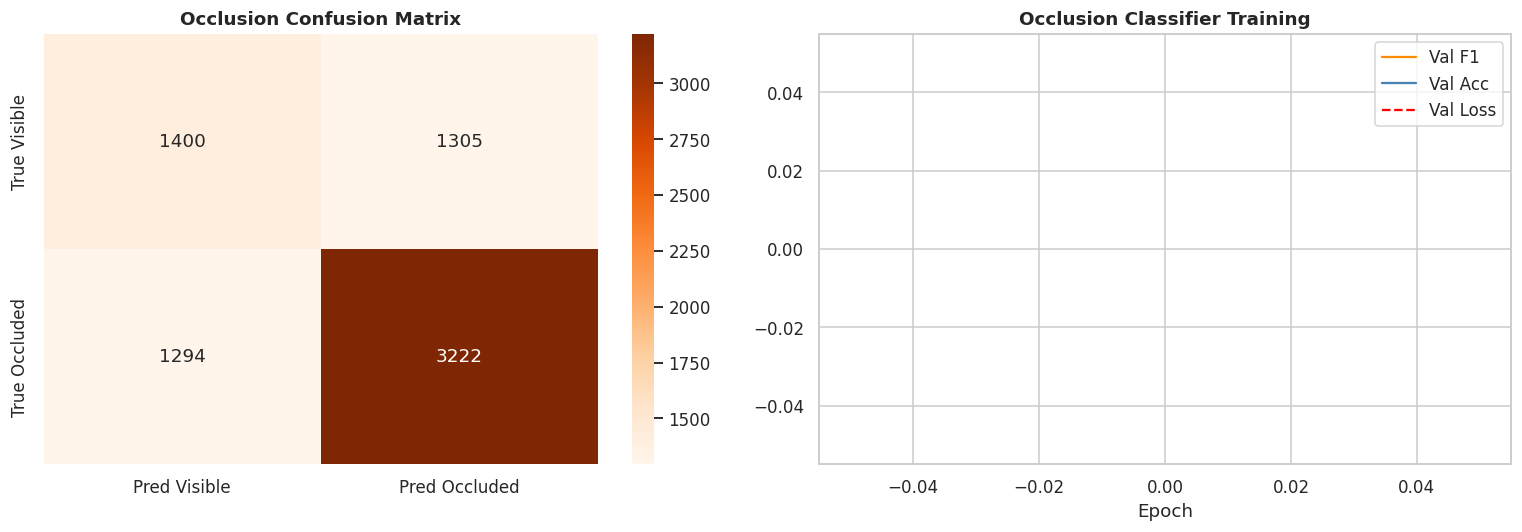
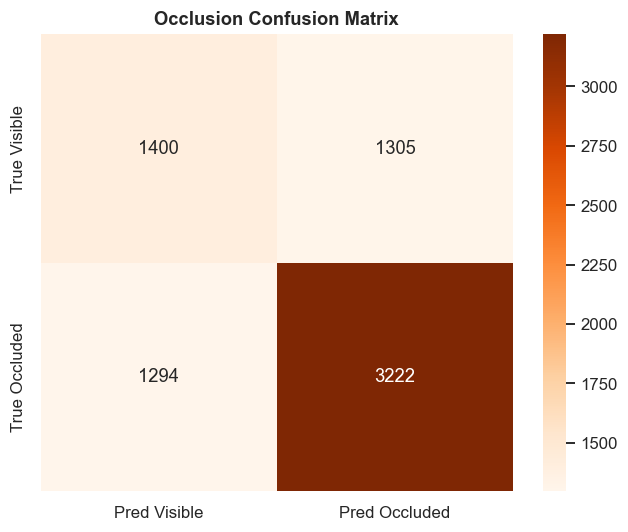
The notebook cell's code change between the first figure and the second:
--- before
+++ after
@@ -8,18 +8,9 @@
 
 cm_occ = confusion_matrix(y_true_occ, y_pred_occ)
-fig, axes = plt.subplots(1, 2, figsize=(14, 5))
-
-sns.heatmap(cm_occ, annot=True, fmt="d", cmap="Oranges", ax=axes[0],
+fig, ax = plt.subplots(figsize=(6, 5))
+sns.heatmap(cm_occ, annot=True, fmt="d", cmap="Oranges", ax=ax,
             xticklabels=["Pred Visible","Pred Occluded"],
             yticklabels=["True Visible","True Occluded"])
-axes[0].set_title("Occlusion Confusion Matrix", fontweight="bold")
-
-axes[1].plot(occ_history["val_f1"],   label="Val F1",   color="darkorange")
-axes[1].plot(occ_history["val_acc"],  label="Val Acc",  color="steelblue")
-axes[1].plot(occ_history["val_loss"], label="Val Loss", color="red", linestyle="--")
-axes[1].set_title("Occlusion Classifier Training", fontweight="bold")
-axes[1].set_xlabel("Epoch")
-axes[1].legend()
-
+ax.set_title("Occlusion Confusion Matrix", fontweight="bold")
 plt.tight_layout()
 plt.savefig(REPORTS_PATH / "occlusion_classifier_eval.png", bbox_inches="tight")

Commit: Add README + SHOWCASE docs, trained model weights, cleaned notebooks and reports